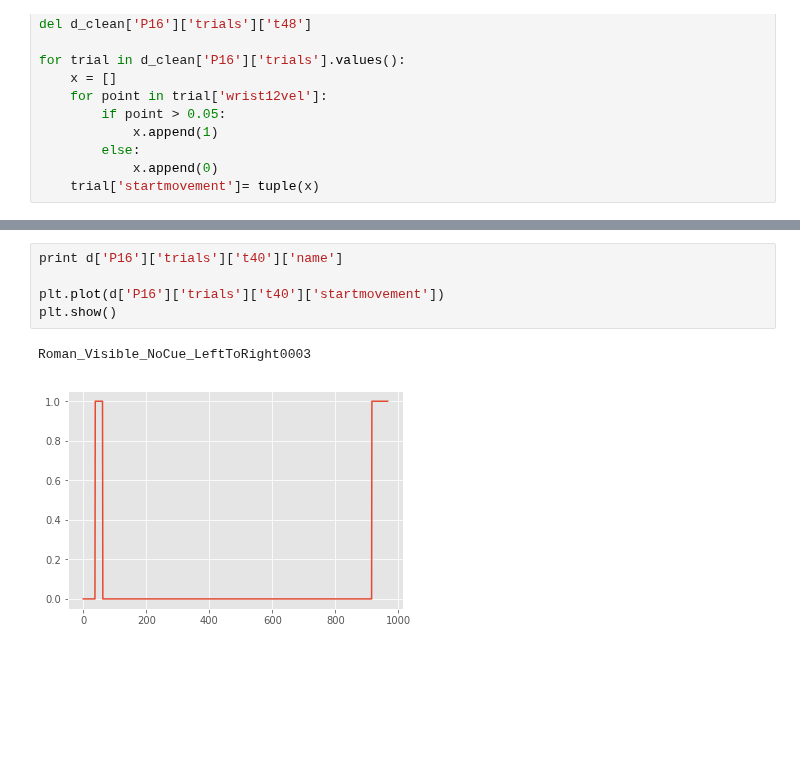
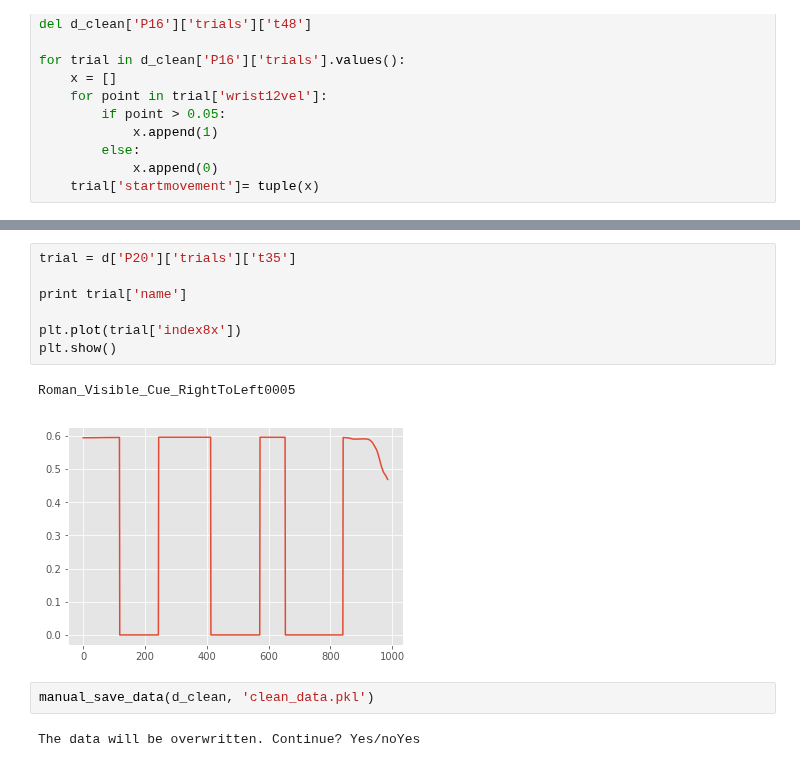
Before and after one commit to Roman-Belenya/perception_and_action, a Jupyter notebook: processing.ipynb, the cells around one changed output, grey strips where cells are left out. Saved outputs shown, nothing was run; the diff lists cells and outputs as text; blank space fills up the shorter version.

```diff
--- a/processing.ipynb
+++ b/processing.ipynb
@@ -110,10 +136,16 @@ d_clean['P17'] = d['P17']
 # %%
-print d['P16']['trials']['t40']['name']
+trial = d['P20']['trials']['t35']
 
-plt.plot(d['P16']['trials']['t40']['startmovement'])
+print trial['name']
+
+plt.plot(trial['index8x'])
 plt.show()
 # %% [output]
-Roman_Visible_NoCue_LeftToRight0003
+Roman_Visible_Cue_RightToLeft0005
-[figure, old version]
+[figure, new version]
+# %%
+manual_save_data(d_clean, 'clean_data.pkl')
+# %% [output]
+The data will be overwritten. Continue? Yes/noYes
 # %%
 500/130.
```
Also changed, not shown: parts of 7 cells of this notebook, 3 other files.
